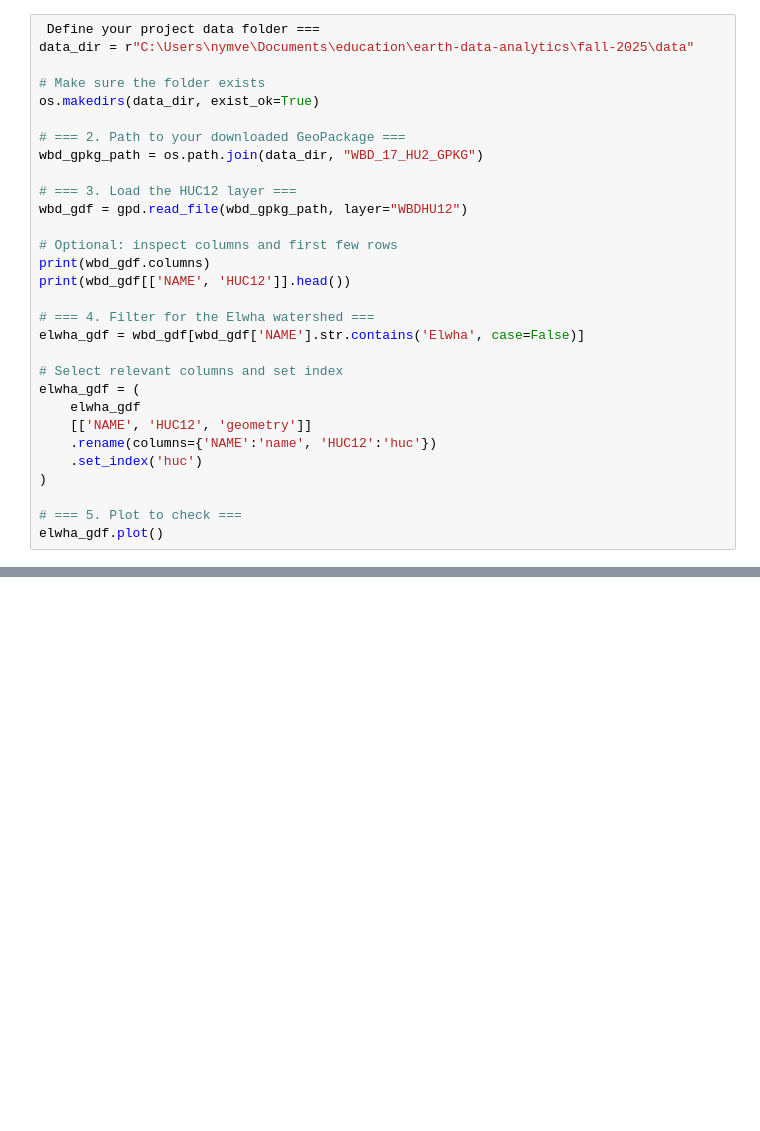
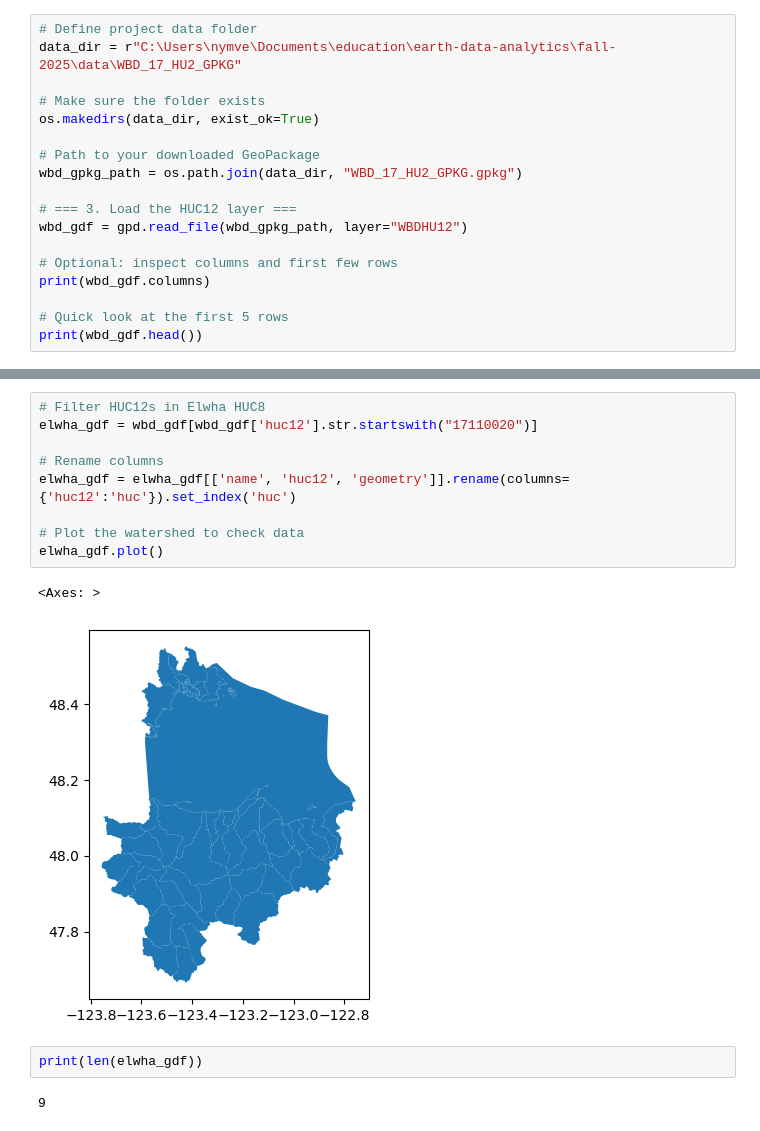
Before and after one commit to nym-veach/final-project-nym-veach, a Jupyter notebook: notebooks/elwha-river-salmon-project.ipynb, the cells around one changed output, grey strips where cells are left out. Cells and saved outputs as stored; diff of their text form; blank space fills up the shorter version.

Commit message:
loaded elwha data...

```diff
--- a/notebooks/elwha-river-salmon-project.ipynb
+++ b/notebooks/elwha-river-salmon-project.ipynb
@@ -11,31 +13,19 @@ import pandas as pd
 # %%
- Define your project data folder ===
-data_dir = r"C:\Users\nymve\Documents\education\earth-data-analytics\fall-2025\data"
+# Define project data folder
+data_dir = r"C:\Users\nymve\Documents\education\earth-data-analytics\fall-2025\data\WBD_17_HU2_GPKG"
 
 # Make sure the folder exists
 os.makedirs(data_dir, exist_ok=True)
 
-# === 2. Path to your downloaded GeoPackage ===
-wbd_gpkg_path = os.path.join(data_dir, "WBD_17_HU2_GPKG")
+# Path to your downloaded GeoPackage
+wbd_gpkg_path = os.path.join(data_dir, "WBD_17_HU2_GPKG.gpkg")
 
 # === 3. Load the HUC12 layer ===
 wbd_gdf = gpd.read_file(wbd_gpkg_path, layer="WBDHU12")
 
 # Optional: inspect columns and first few rows
 print(wbd_gdf.columns)
-print(wbd_gdf[['NAME', 'HUC12']].head())
 
-# === 4. Filter for the Elwha watershed ===
-elwha_gdf = wbd_gdf[wbd_gdf['NAME'].str.contains('Elwha', case=False)]
-
-# Select relevant columns and set index
-elwha_gdf = (
-    elwha_gdf
-    [['NAME', 'HUC12', 'geometry']]
-    .rename(columns={'NAME':'name', 'HUC12':'huc'})
-    .set_index('huc')
-)
-
-# === 5. Plot to check ===
-elwha_gdf.plot()
+# Quick look at the first 5 rows
+print(wbd_gdf.head())
 # %% [output]
@@ -42,0 +49,16 @@ DataSourceError: C:\Users\nymve\Documents\education\earth-data-analytics\fall-20
+# %%
+# Filter HUC12s in Elwha HUC8
+elwha_gdf = wbd_gdf[wbd_gdf['huc12'].str.startswith("17110020")]
+
+# Rename columns
+elwha_gdf = elwha_gdf[['name', 'huc12', 'geometry']].rename(columns={'huc12':'huc'}).set_index('huc')
+
+# Plot the watershed to check data
+elwha_gdf.plot()
+# %% [output]
+<Axes: >
+[figure, added]
+# %%
+print(len(elwha_gdf))
+# %% [output]
+9
```
Also changed, not shown: parts of 4 cells of this notebook.
